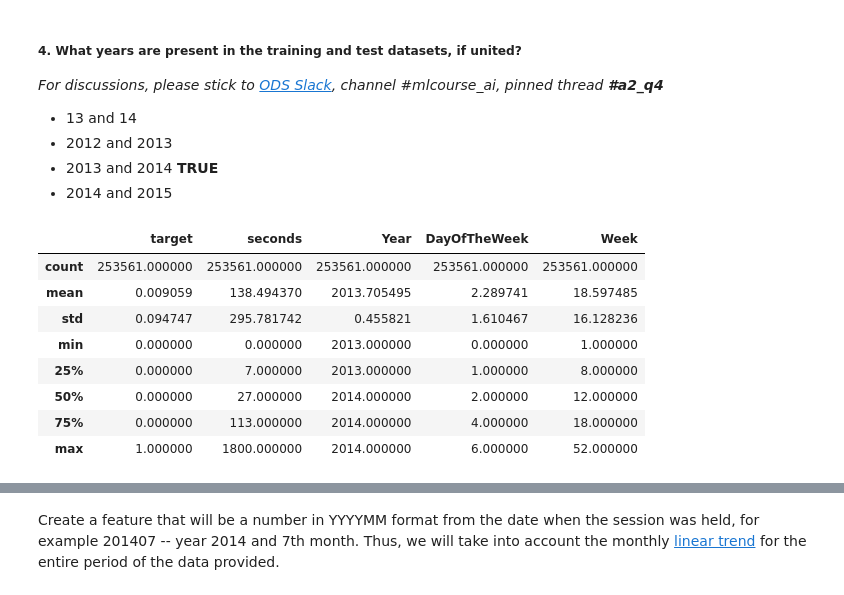
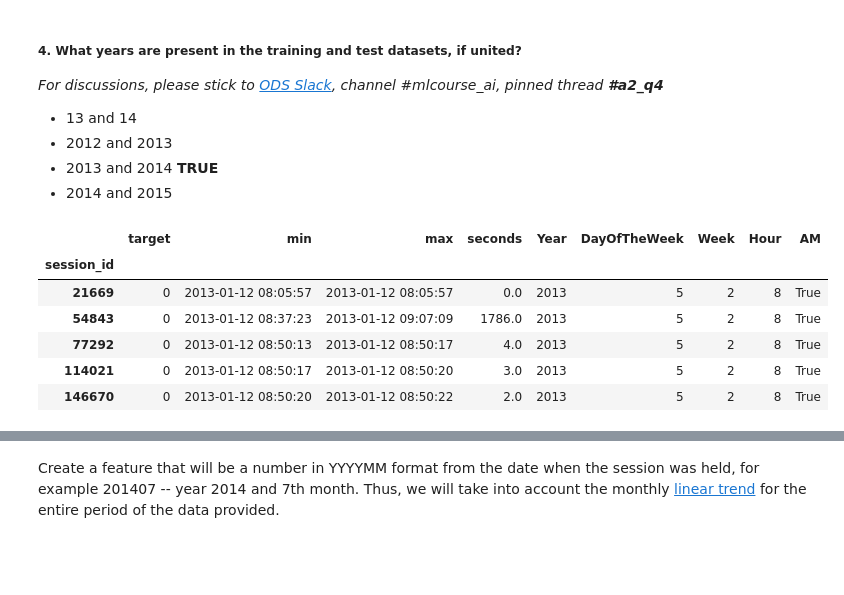
Before and after one commit to lavandosovich/ods_course, a Jupyter notebook: assignment2_part1_alice_logistic_regression.ipynb, the cells around one changed output, grey strips where cells are left out. Drawn from its saved outputs; the diff is of its cells as text; code cells hidden in the pictures; blank space fills up the shorter version.

```diff
--- a/assignment2_part1_alice_logistic_regression.ipynb
+++ b/assignment2_part1_alice_logistic_regression.ipynb
@@ -517,17 +517,17 @@ Now we are going to try to improve the quality of our model by adding new featur
 # %%
 # Your code is here
 time_df['Year'] = pd.DatetimeIndex(time_df['min']).year
 time_df['DayOfTheWeek'] = pd.DatetimeIndex(time_df['min']).dayofweek
 time_df['Week'] = pd.DatetimeIndex(time_df['min']).week
+time_df['Hour'] = pd.DatetimeIndex(time_df['min']).hour
+time_df['AM'] = time_df['Hour'] <= 11
 
-time_df.describe()
+time_df.head()
 # %% [output]
-|  | target | seconds | Year | DayOfTheWeek | Week |
-| count | 253561.000000 | 253561.000000 | 253561.000000 | 253561.000000 | 253561.000000 |
-| mean | 0.009059 | 138.494370 | 2013.705495 | 2.289741 | 18.597485 |
-| std | 0.094747 | 295.781742 | 0.455821 | 1.610467 | 16.128236 |
-| min | 0.000000 | 0.000000 | 2013.000000 | 0.000000 | 1.000000 |
-| 25% | 0.000000 | 7.000000 | 2013.000000 | 1.000000 | 8.000000 |
-| 50% | 0.000000 | 27.000000 | 2014.000000 | 2.000000 | 12.000000 |
-| 75% | 0.000000 | 113.000000 | 2014.000000 | 4.000000 | 18.000000 |
-| max | 1.000000 | 1800.000000 | 2014.000000 | 6.000000 | 52.000000 |
+|  | target | min | max | seconds | Year | DayOfTheWeek | Week | Hour | AM |
+| session_id |  |  |  |  |  |  |  |  |  |
+| 21669 | 0 | 2013-01-12 08:05:57 | 2013-01-12 08:05:57 | 0.0 | 2013 | 5 | 2 | 8 | True |
+| 54843 | 0 | 2013-01-12 08:37:23 | 2013-01-12 09:07:09 | 1786.0 | 2013 | 5 | 2 | 8 | True |
+| 77292 | 0 | 2013-01-12 08:50:13 | 2013-01-12 08:50:17 | 4.0 | 2013 | 5 | 2 | 8 | True |
+| 114021 | 0 | 2013-01-12 08:50:17 | 2013-01-12 08:50:20 | 3.0 | 2013 | 5 | 2 | 8 | True |
+| 146670 | 0 | 2013-01-12 08:50:20 | 2013-01-12 08:50:22 | 2.0 | 2013 | 5 | 2 | 8 | True |
```
Also changed, not shown: parts of 17 cells of this notebook.
